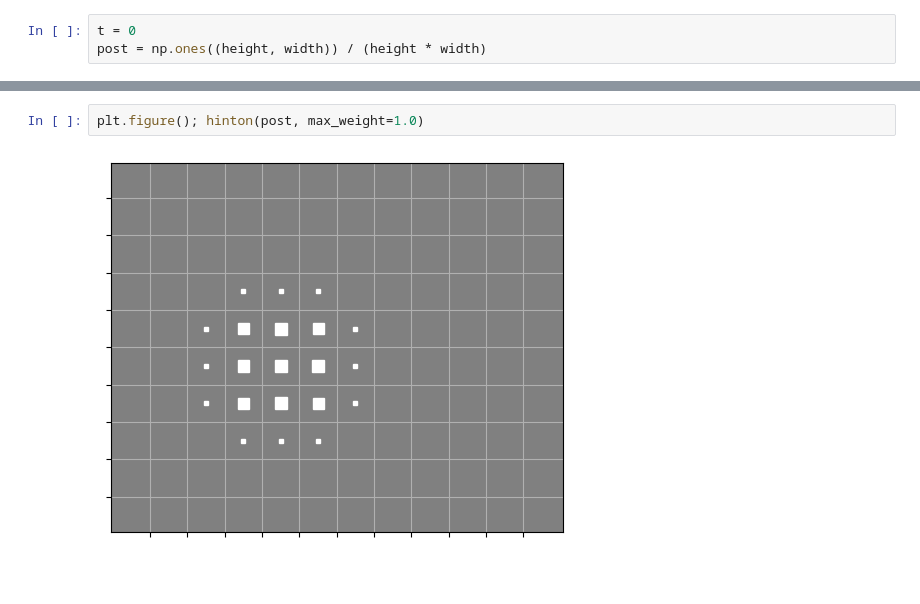
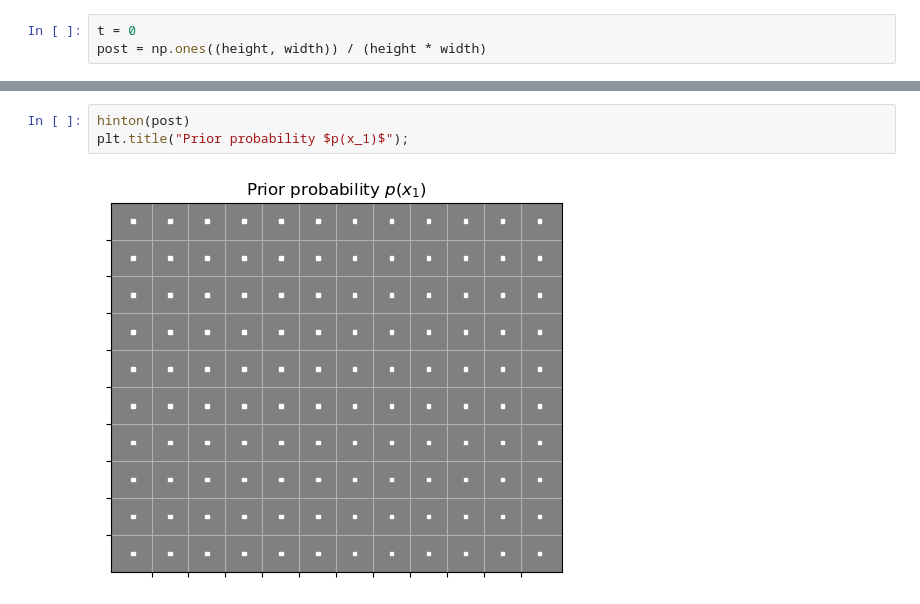
Before and after one commit to markvdw/probinf-spring-2023, a Jupyter notebook: code/hmm-demo.ipynb, the cells around one changed output, grey strips where cells are left out. Saved outputs shown, nothing was run; the diff lists cells and outputs as text; blank space fills up the shorter version.

```diff
--- a/code/hmm-demo.ipynb
+++ b/code/hmm-demo.ipynb
@@ -141,4 +178,5 @@ t += 1
-# %%
-plt.figure(); hinton(post, max_weight=1.0)
-# %% [output]
-[figure, removed]
+# %%
+hinton(post)
+plt.title("Prior probability $p(x_1)$");
+# %% [output]
+[figure, added]
```
Also changed, not shown: parts of 28 cells of this notebook, 14 other files.
